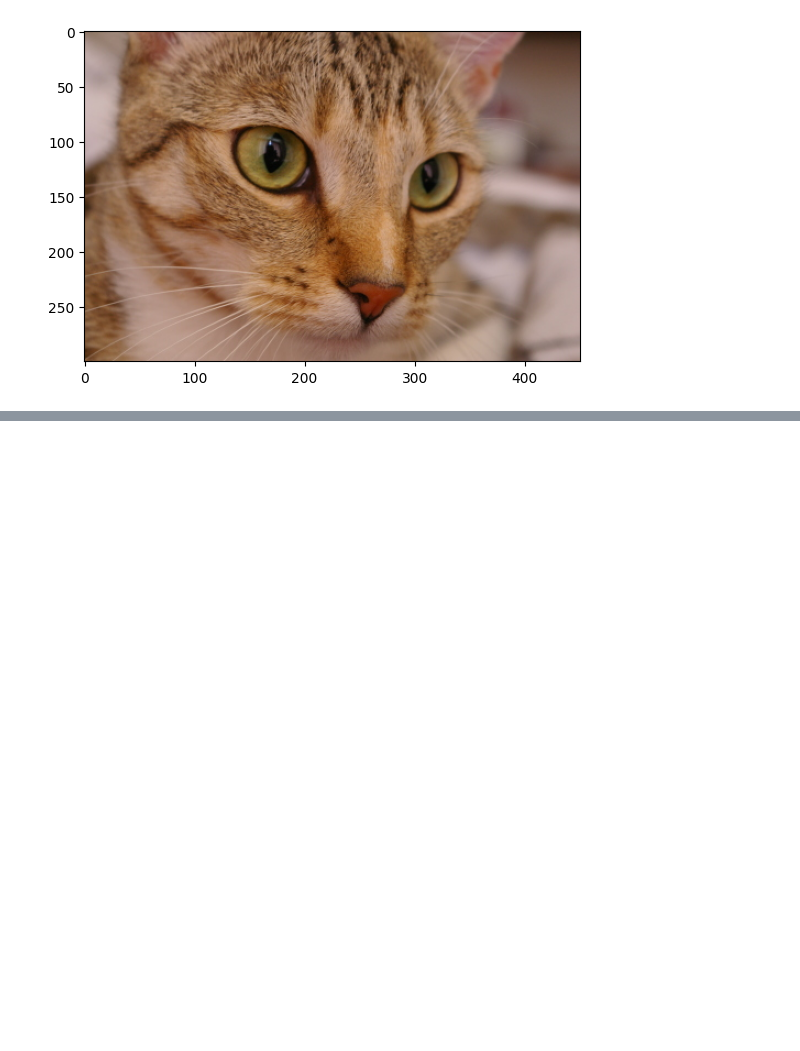
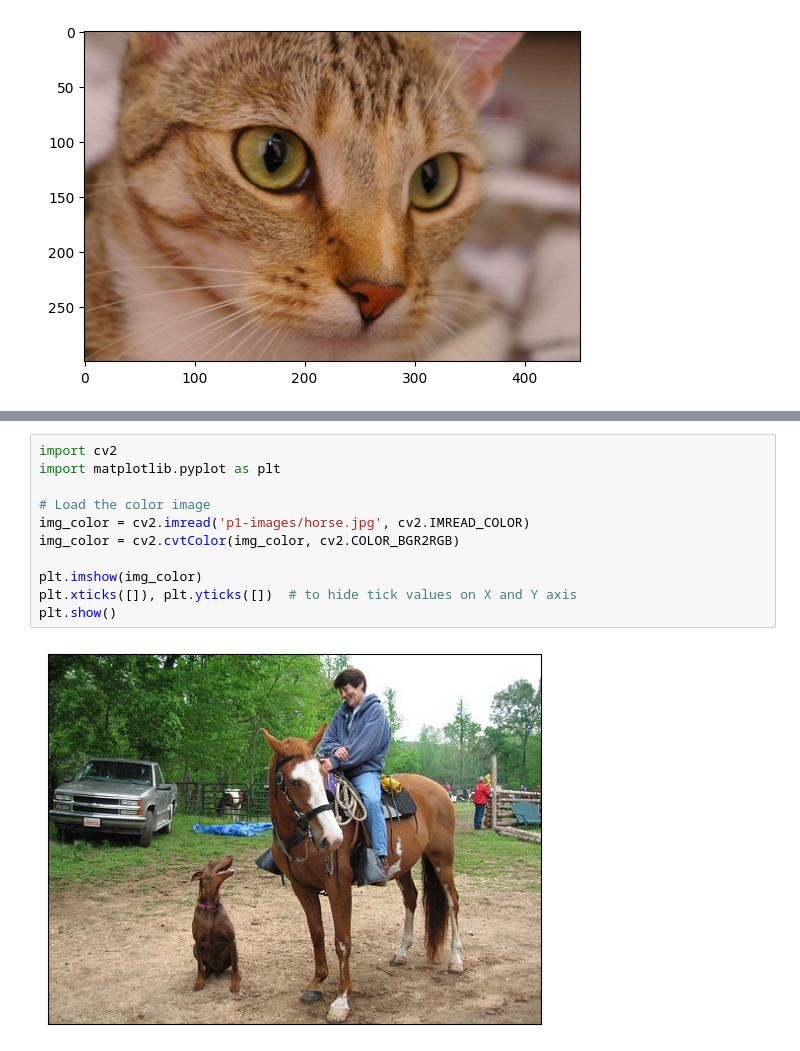
Before and after one commit to FauziThok/image-processing-csc8628, a Jupyter notebook: practical/practical_1.ipynb, the cells around one changed output, grey strips where cells are left out. Saved outputs shown, nothing was run; the diff lists cells and outputs as text; blank space fills up the shorter version.

```diff
--- a/practical/practical_1.ipynb
+++ b/practical/practical_1.ipynb
@@ -292,0 +306,13 @@ ModuleNotFoundError: No module named 'google'
+# %%
+import cv2
+import matplotlib.pyplot as plt
+
+# Load the color image
+img_color = cv2.imread('p1-images/horse.jpg', cv2.IMREAD_COLOR)
+img_color = cv2.cvtColor(img_color, cv2.COLOR_BGR2RGB)
+
+plt.imshow(img_color)
+plt.xticks([]), plt.yticks([])  # to hide tick values on X and Y axis
+plt.show()
+# %% [output]
+[figure, added]
```
Also changed, not shown: parts of 5 cells of this notebook.
